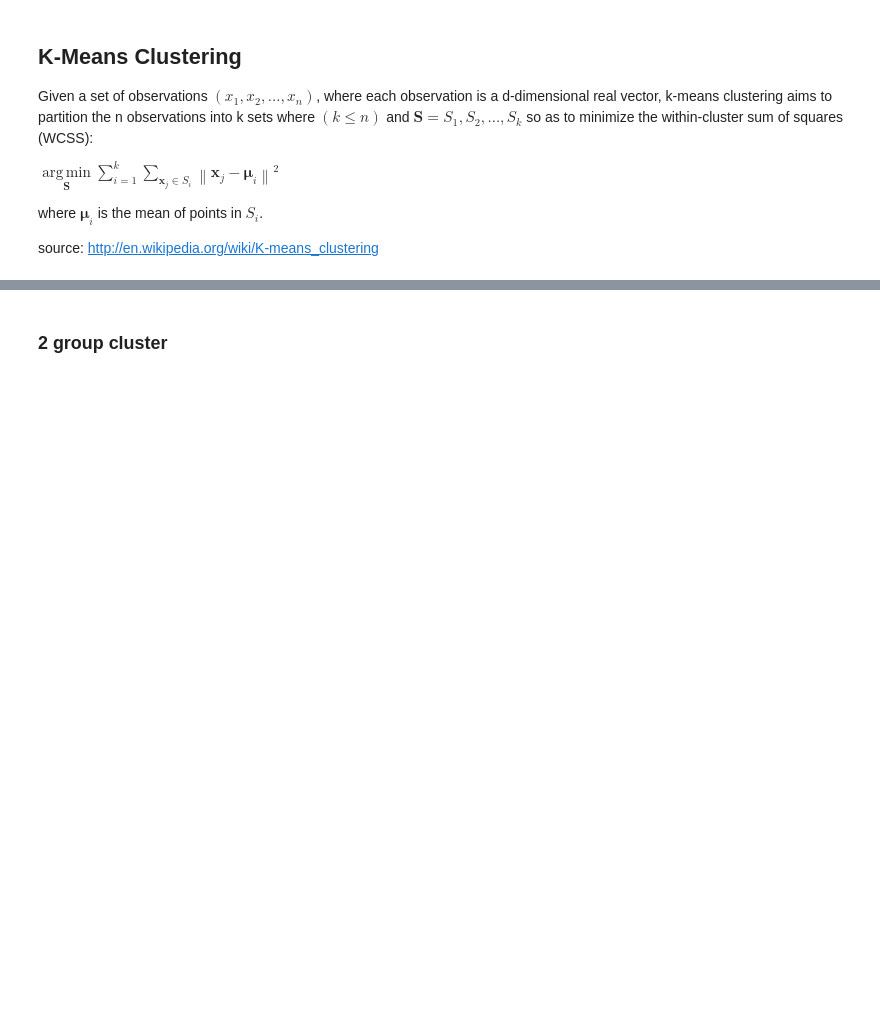
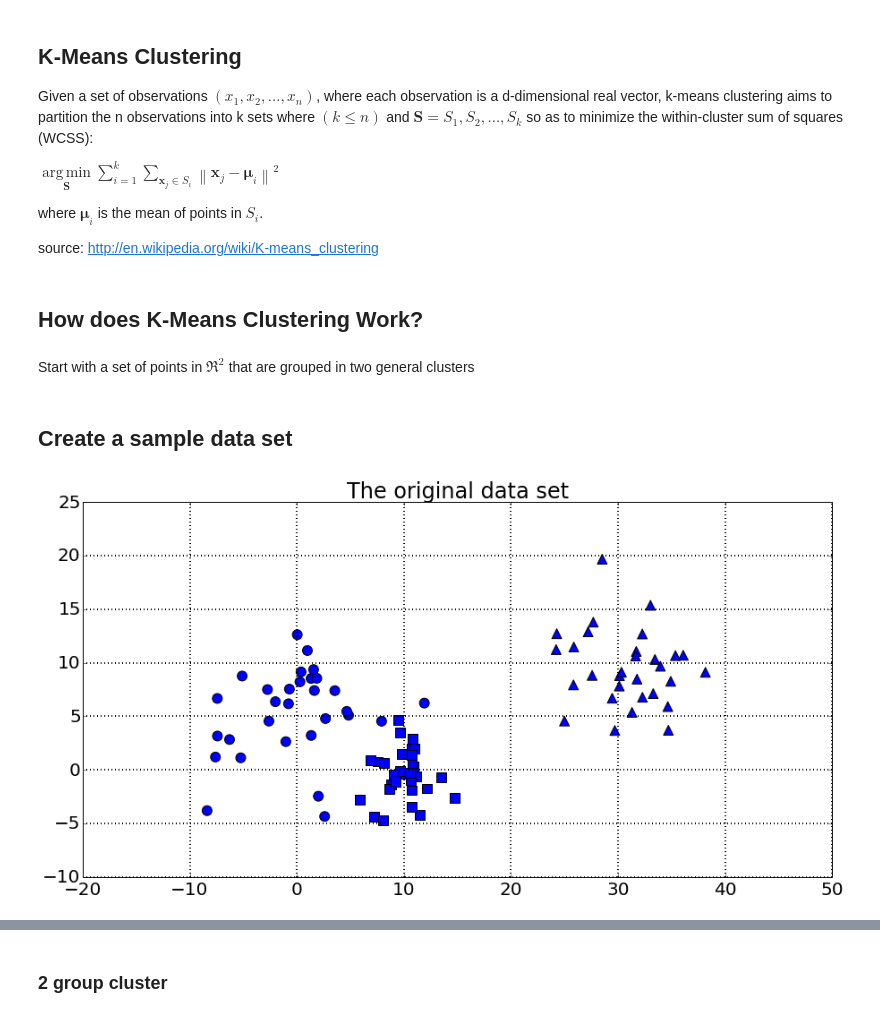
Before and after one commit to MathYourLife/lesson_analytics_101, a Jupyter notebook: notebooks/clustering.ipynb, the cells around one changed output, grey strips where cells are left out. Drawn from its saved outputs; the diff is of its cells as text; code cells hidden in the pictures; blank space fills up the shorter version.

Commit message:
Adding walkthrough of K-Means clustering algorithm

```diff
--- a/notebooks/clustering.ipynb
+++ b/notebooks/clustering.ipynb
@@ -114,3 +115,7 @@ $\displaystyle \underset{\mathbf{S}} {\operatorname{arg\,min}} \sum_{i=1}^{k} \s
 where $\boldsymbol\mu_i$ is the mean of points in $S_i$.
 
 source: http://en.wikipedia.org/wiki/K-means_clustering
+# %% [markdown]
+## How does K-Means Clustering Work?
+# %% [markdown]
+Start with a set of points in $\Re^2$ that are grouped in two general clusters
@@ -116,0 +176,12 @@ source: http://en.wikipedia.org/wiki/K-means_clustering
+# %% [markdown]
+## Create a sample data set
+# %%
+sets = [
+    (30, (0, 5), 4),
+    (30, (30, 10), 4),
+    (30, (10, 0), 2),
+]
+pts = create_points(sets)
+scatter(pts, title='The original data set')
+# %% [output]
+[figure, added]
```
Also changed, not shown: parts of 11 cells of this notebook.
